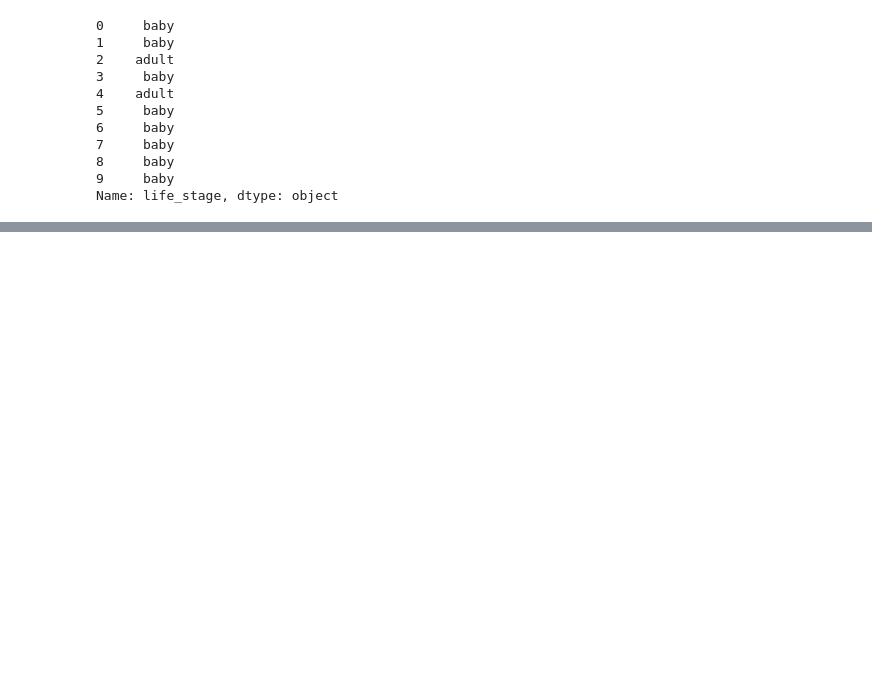
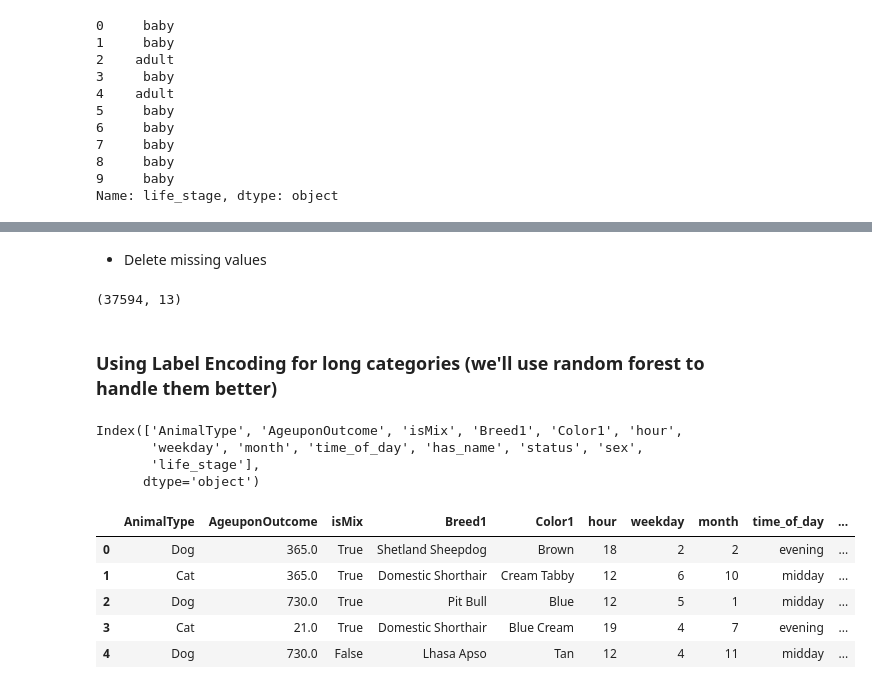
Before and after one commit to rtezen23/shelter_animal_outcomes, a Jupyter notebook: main.ipynb, the cells around one changed output, grey strips where cells are left out. Cells and saved outputs as stored; diff of their text form; code cells hidden in the pictures; blank space fills up the shorter version.

```diff
--- a/main.ipynb
+++ b/main.ipynb
@@ -528,0 +590,2 @@ Name: life_stage, dtype: object
+# %%
+df = df.drop(['Name', 'DateTime', 'AnimalID', 'Breed', 'Breed2', 'Breed3', 'Color', 'Color2', 'SexuponOutcome'], axis=1)
@@ -528,0 +609,26 @@ Name: life_stage, dtype: object
+# %% [markdown]
+- Delete missing values
+# %%
+df = df.dropna(subset=['AgeuponOutcome'])
+# %%
+df.shape
+# %% [output]
+(37594, 13)
+# %% [markdown]
+### Using Label Encoding for long categories (we'll use random forest to handle them better)
+# %%
+df.columns
+# %% [output]
+Index(['AnimalType', 'AgeuponOutcome', 'isMix', 'Breed1', 'Color1', 'hour',
+       'weekday', 'month', 'time_of_day', 'has_name', 'status', 'sex',
+       'life_stage'],
+      dtype='object')
+# %%
+df.head()
+# %% [output]
+|  | AnimalType | AgeuponOutcome | isMix | Breed1 | Color1 | hour | weekday | month | time_of_day | ... |
+| 0 | Dog | 365.0 | True | Shetland Sheepdog | Brown | 18 | 2 | 2 | evening | ... |
+| 1 | Cat | 365.0 | True | Domestic Shorthair | Cream Tabby | 12 | 6 | 10 | midday | ... |
+| 2 | Dog | 730.0 | True | Pit Bull | Blue | 12 | 5 | 1 | midday | ... |
+| 3 | Cat | 21.0 | True | Domestic Shorthair | Blue Cream | 19 | 4 | 7 | evening | ... |
+| 4 | Dog | 730.0 | False | Lhasa Apso | Tan | 12 | 4 | 11 | midday | ... |
```
Also changed, not shown: parts of 21 cells of this notebook.
